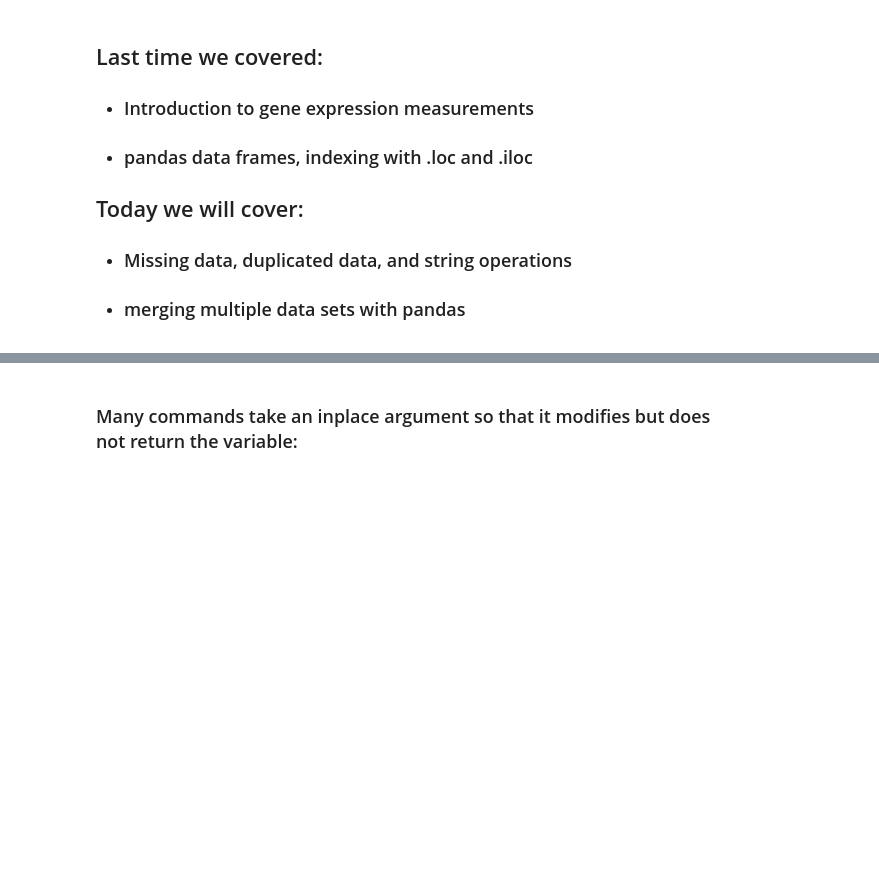
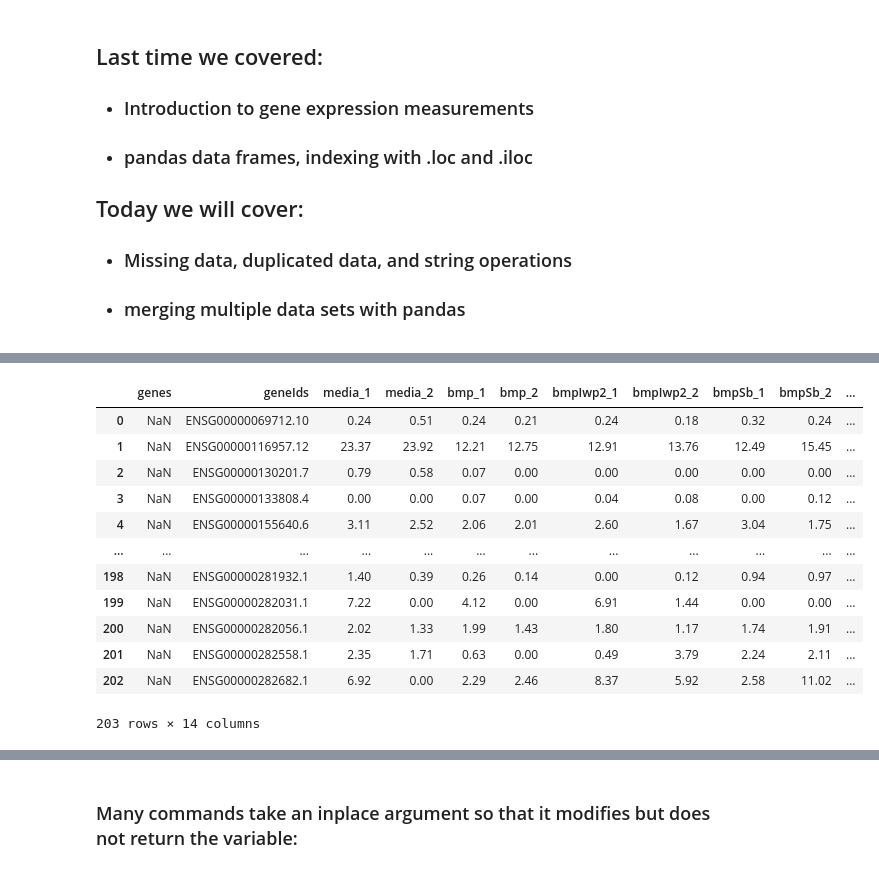
Before and after one commit to warmflasha/LecturesF23, a Jupyter notebook: Lecture7.ipynb, the cells around one changed output, grey strips where cells are left out. Saved outputs shown, nothing was run; the diff lists cells and outputs as text; code cells hidden in the pictures; blank space fills up the shorter version.

```diff
--- a/Lecture7.ipynb
+++ b/Lecture7.ipynb
@@ -26,4 +70,18 @@ human_data.notna()
 # %%
-human_data.loc[human_data.notna().any(axis = 1)]
+human_data.loc[human_data.isna().any(axis = 1)]
+# %% [output]
+|  | genes | geneIds | media_1 | media_2 | bmp_1 | bmp_2 | bmpIwp2_1 | bmpIwp2_2 | bmpSb_1 | bmpSb_2 | ... |
+| 0 | NaN | ENSG00000069712.10 | 0.24 | 0.51 | 0.24 | 0.21 | 0.24 | 0.18 | 0.32 | 0.24 | ... |
+| 1 | NaN | ENSG00000116957.12 | 23.37 | 23.92 | 12.21 | 12.75 | 12.91 | 13.76 | 12.49 | 15.45 | ... |
+| 2 | NaN | ENSG00000130201.7 | 0.79 | 0.58 | 0.07 | 0.00 | 0.00 | 0.00 | 0.00 | 0.00 | ... |
+| 3 | NaN | ENSG00000133808.4 | 0.00 | 0.00 | 0.07 | 0.00 | 0.04 | 0.08 | 0.00 | 0.12 | ... |
+| 4 | NaN | ENSG00000155640.6 | 3.11 | 2.52 | 2.06 | 2.01 | 2.60 | 1.67 | 3.04 | 1.75 | ... |
+| ... | ... | ... | ... | ... | ... | ... | ... | ... | ... | ... | ... |
+| 198 | NaN | ENSG00000281932.1 | 1.40 | 0.39 | 0.26 | 0.14 | 0.00 | 0.12 | 0.94 | 0.97 | ... |
+| 199 | NaN | ENSG00000282031.1 | 7.22 | 0.00 | 4.12 | 0.00 | 6.91 | 1.44 | 0.00 | 0.00 | ... |
+| 200 | NaN | ENSG00000282056.1 | 2.02 | 1.33 | 1.99 | 1.43 | 1.80 | 1.17 | 1.74 | 1.91 | ... |
+| 201 | NaN | ENSG00000282558.1 | 2.35 | 1.71 | 0.63 | 0.00 | 0.49 | 3.79 | 2.24 | 2.11 | ... |
+| 202 | NaN | ENSG00000282682.1 | 6.92 | 0.00 | 2.29 | 2.46 | 8.37 | 5.92 | 2.58 | 11.02 | ... |
+203 rows × 14 columns
 # %%
 human_data.fillna("No Name")
```
Also changed, not shown: parts of 39 cells of this notebook, 2 other files.
